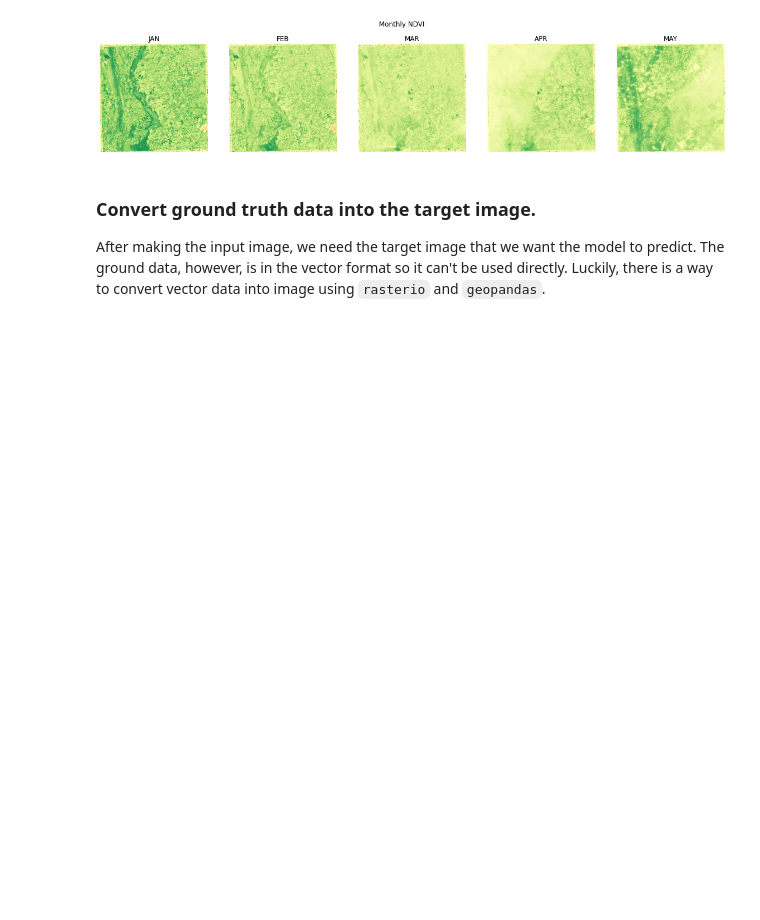
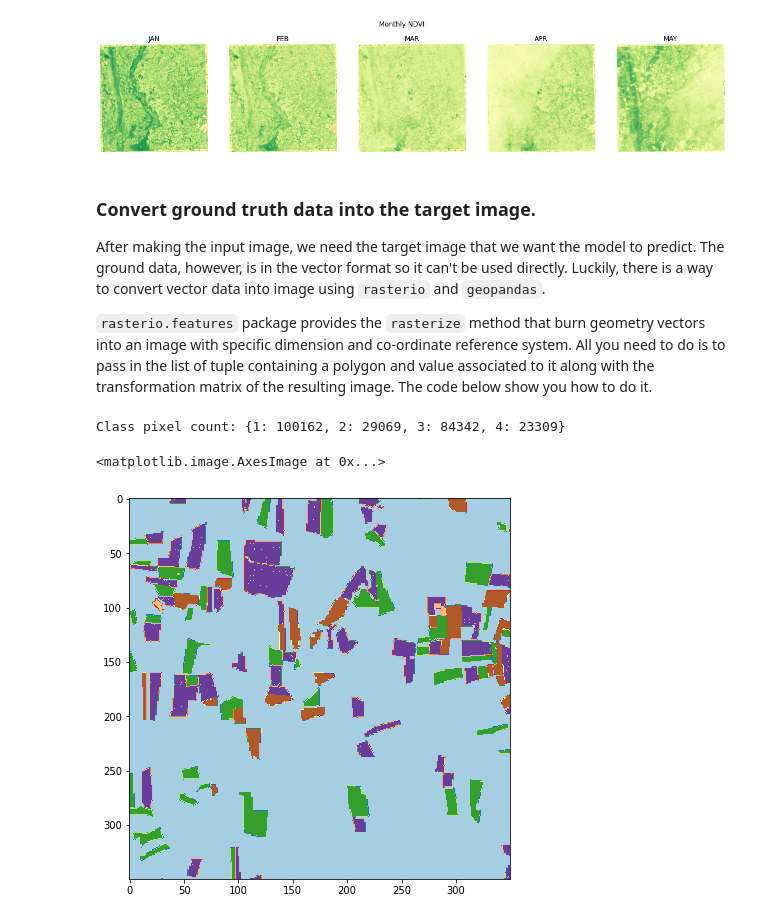
Before and after one commit to thanakorn/crop_classification_using_deep_learning_tutorial, a Jupyter notebook: crop_classification_using_deep_learning.ipynb, the cells around one changed output. Drawn from its saved outputs; the diff is of its cells as text; code cells hidden in the pictures; blank space fills up the shorter version.

```diff
--- a/crop_classification_using_deep_learning.ipynb
+++ b/crop_classification_using_deep_learning.ipynb
@@ -140,3 +136,23 @@ Text(0.5, 1.0, 'MAY')
 ### Convert ground truth data into the target image. ##
 
 After making the input image, we need the target image that we want the model to predict. The ground data, however, is in the vector format so it can't be used directly. Luckily, there is a way to convert vector data into image using `rasterio` and `geopandas`.
+
+`rasterio.features` package provides the `rasterize` method that burn geometry vectors into an image with specific dimension and co-ordinate reference system. All you need to do is to pass in the list of tuple containing a polygon and value associated to it along with the transformation matrix of the resulting image. The code below show you how to do it.
+# %%
+from rasterio.features import rasterize
+
+img_profile = rasterio.open('data/raw/image/20210101/IMG_DATA/47PQS_20210101_B04.jp2').profile
+label = geopandas.read_file('data/raw/shape/training_area/train_data.shp').to_crs(img_profile['crs'])
+target_image = rasterize(
+    shapes=[(row.geometry, int(row.crop_type)) for i, row in label.iterrows()], # Construct polygon and value tuples
+    out_shape=(img_profile['width'], img_profile['height']),
+    transform=img_profile['transform']                                          # This will make every pixel in the target image align correctly with satellite image
+)
+classes, pixel_counts = np.unique(target_image, return_counts=True)
+print('Class pixel count: ' + str(dict(zip(classes[1:], pixel_counts[1:]))))
+plt.figure(figsize=(7,7))
+plt.imshow(target_image[750:1100, 1250:1600], cmap='Paired')
+# %% [output]
+Class pixel count: {1: 100162, 2: 29069, 3: 84342, 4: 23309}
+<matplotlib.image.AxesImage at 0x...>
+[figure, added]
```
Also changed, not shown: parts of 4 cells of this notebook.
